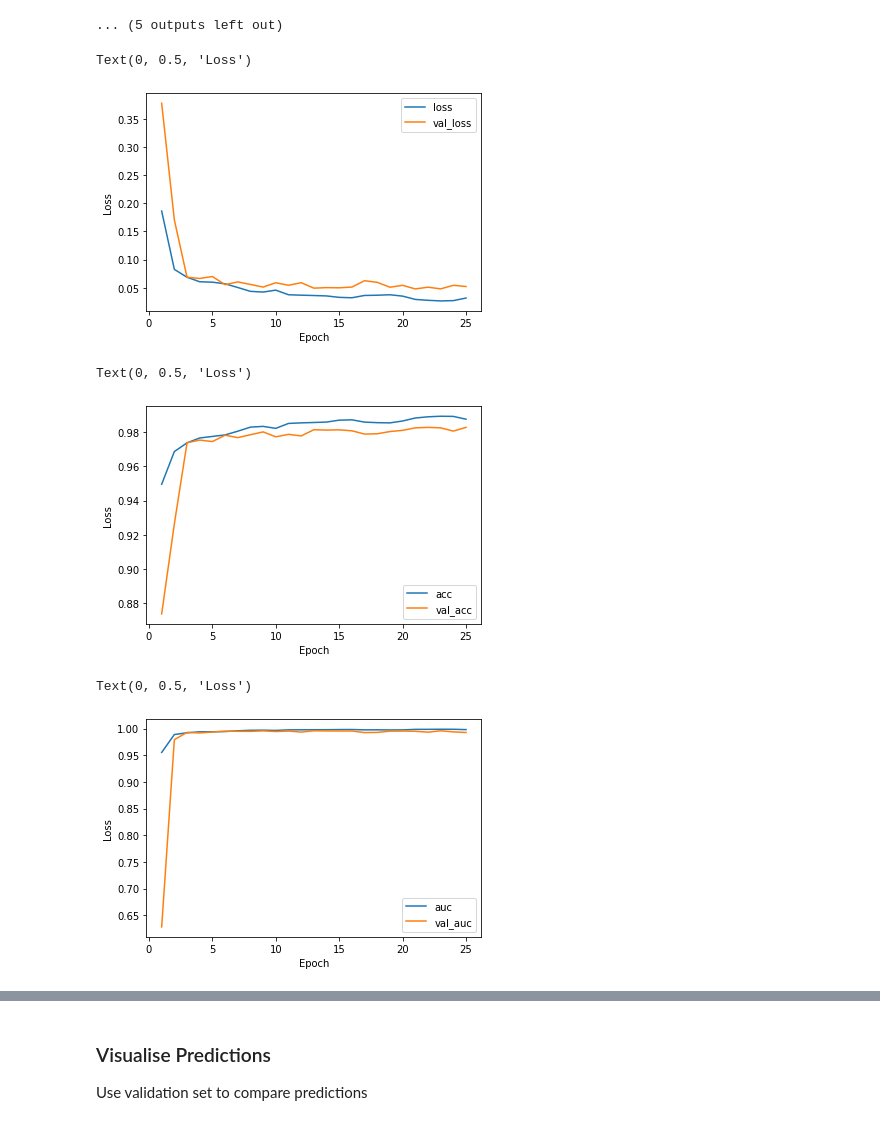
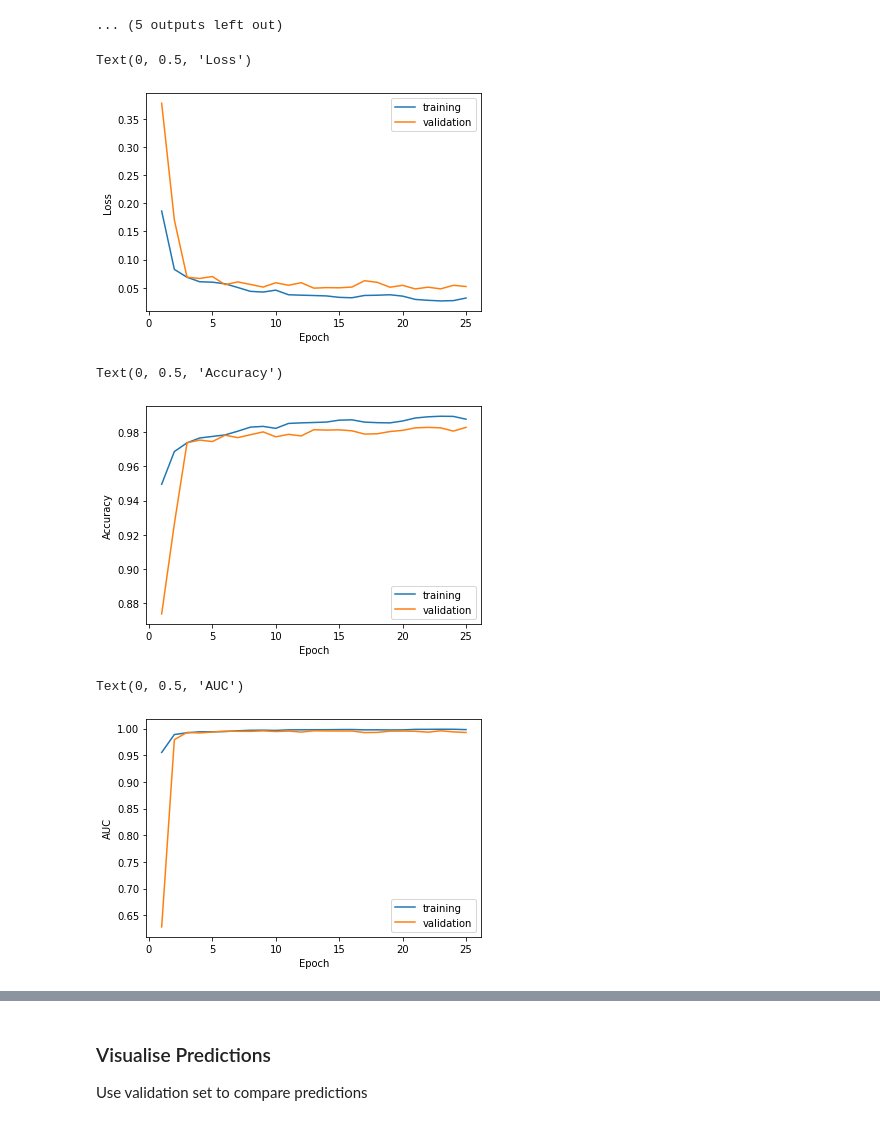
Before and after one commit to pdh21/OCF_PVmapper, a Jupyter notebook: DeepNet_model1.ipynb, the cells around one changed output, grey strips where cells are left out. Cells and saved outputs as stored; diff of their text form; code cells hidden in the pictures.

Commit message:
change figure axes

```diff
--- a/DeepNet_model1.ipynb
+++ b/DeepNet_model1.ipynb
@@ -307,30 +307,30 @@ INFO:tensorflow:Assets written to: gs://cutouts/assets
 INFO:tensorflow:Assets written to: gs://cutouts/assets
 ... (5 outputs left out)
 # %%
-plt.plot(np.arange(1,epochs+1),history.history['loss'],label='loss')
-plt.plot(np.arange(1,epochs+1),history.history['val_loss'],label='val_loss')
+plt.plot(np.arange(1,epochs+1),history.history['loss'],label='training')
+plt.plot(np.arange(1,epochs+1),history.history['val_loss'],label='validation')
 plt.legend()
 plt.xlabel('Epoch')
 plt.ylabel('Loss')
 # %% [output]
 Text(0, 0.5, 'Loss')
-[figure, old version]
+[figure, new version]
 # %%
-plt.plot(np.arange(1,epochs+1),history.history['acc'],label='acc')
-plt.plot(np.arange(1,epochs+1),history.history['val_acc'],label='val_acc')
+plt.plot(np.arange(1,epochs+1),history.history['acc'],label='training')
+plt.plot(np.arange(1,epochs+1),history.history['val_acc'],label='validation')
 plt.legend()
 plt.xlabel('Epoch')
-plt.ylabel('Loss')
+plt.ylabel('Accuracy')
 # %% [output]
-Text(0, 0.5, 'Loss')
+Text(0, 0.5, 'Accuracy')
-[figure, old version]
+[figure, new version]
 # %%
-plt.plot(np.arange(1,epochs+1),history.history['auc'],label='auc')
-plt.plot(np.arange(1,epochs+1),history.history['val_auc'],label='val_auc')
+plt.plot(np.arange(1,epochs+1),history.history['auc'],label='training')
+plt.plot(np.arange(1,epochs+1),history.history['val_auc'],label='validation')
 plt.legend()
 plt.xlabel('Epoch')
-plt.ylabel('Loss')
+plt.ylabel('AUC')
 # %% [output]
-Text(0, 0.5, 'Loss')
+Text(0, 0.5, 'AUC')
-[figure, old version]
+[figure, new version]
 # %%
```
Also changed, not shown: parts of 2 cells of this notebook.
